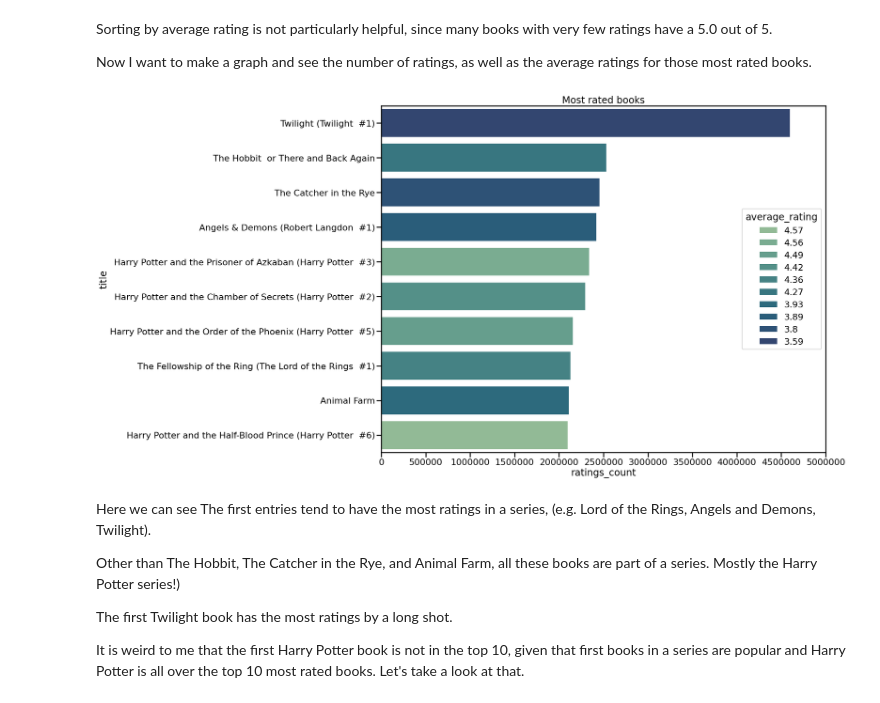
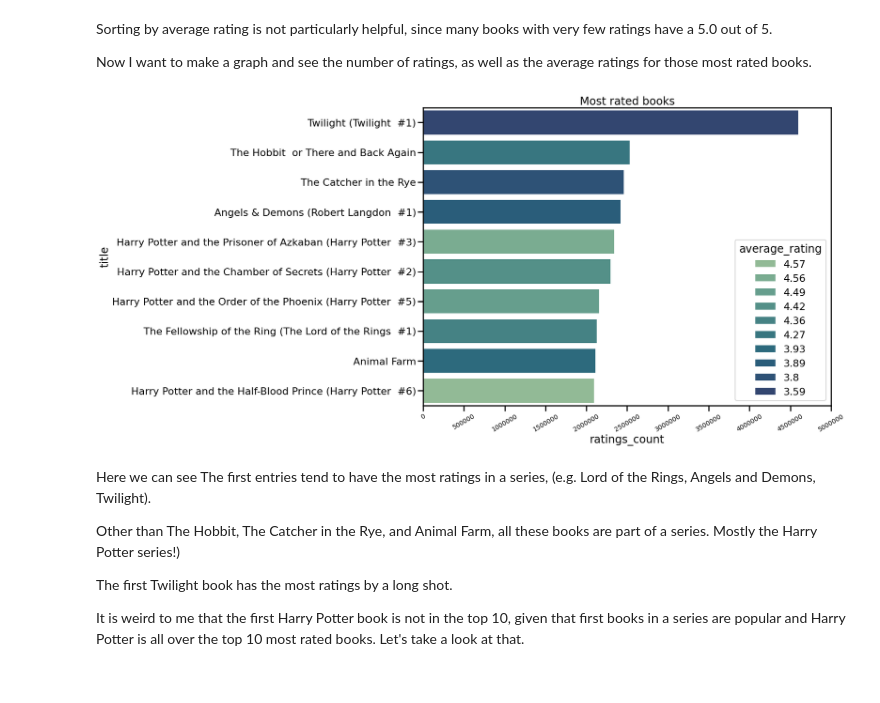
Before and after one commit to Snizzmo/Data-Science, a Jupyter notebook: Capstone3/notebooks/1.0-cf-initial-data-exploration.ipynb, the cells around one changed output. Cells and saved outputs as stored; diff of their text form; code cells hidden in the pictures.

```diff
--- a/Capstone3/notebooks/1.0-cf-initial-data-exploration.ipynb
+++ b/Capstone3/notebooks/1.0-cf-initial-data-exploration.ipynb
@@ -185,20 +186,20 @@ Now I want to make a graph and see the number of ratings, as well as the average
 # %%
 # Make graph showing the most rated books, and their ratings by color
 sns.set_context('poster')
-plt.figure(figsize=(20,16))
+plt.figure(figsize=(16,12))
 plt.ticklabel_format(style='plain')
 
 hue_order = ratings_count['average_rating'].sort_values(ascending=False)
 palette = sns.color_palette("crest", n_colors=10)
 x_ticks=np.arange(0, 5500000, 500000)
 
 ratings_plot = sns.barplot(x=ratings_count['ratings_count'], y=ratings_count['title'], hue=ratings_count['average_rating'],
             hue_order=hue_order, palette=palette, dodge=False)
 
 plt.title('Most rated books')
-plt.xticks(x_ticks); # The semicolon supresses output. Cool!
+plt.xticks(x_ticks, fontsize=14, rotation=30); # The semicolon supresses output. Cool!
 # %% [output]
-[figure, old version]
+[figure, new version]
 # %% [markdown]
 Here we can see The first entries tend to have the most ratings in a series, (e.g. Lord of the Rings, Angels and Demons, Twilight).
 
```
Also changed, not shown: parts of 21 cells of this notebook.
